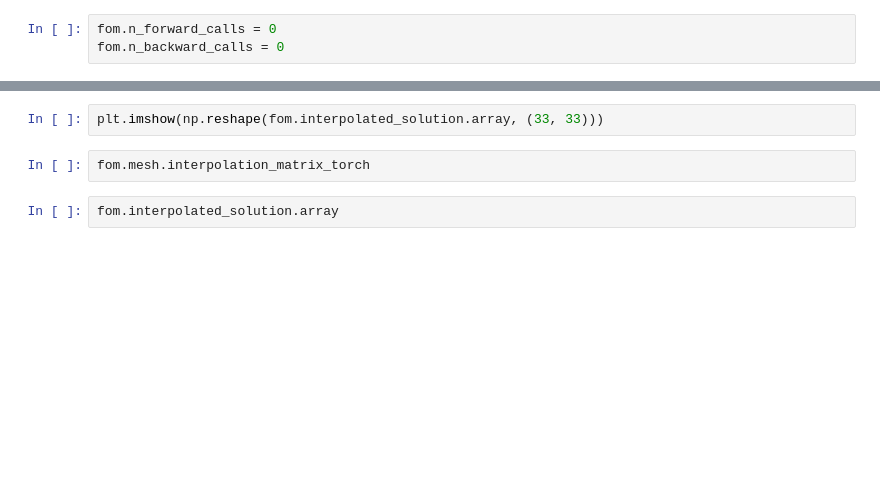
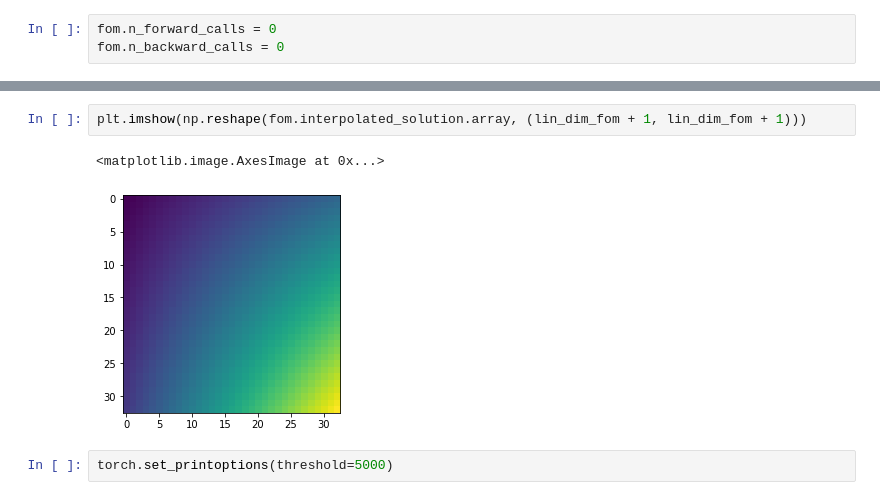
Before and after one commit to congriUQ/rom_inverse_python, a Jupyter notebook: rom_inverse_playground.ipynb, the cells around one changed output, grey strips where cells are left out. Drawn from its saved outputs; the diff is of its cells as text; blank space fills up the shorter version.

```diff
--- a/rom_inverse_playground.ipynb
+++ b/rom_inverse_playground.ipynb
@@ -215,6 +214,7 @@ ValueError: cannot reshape array of size 289 into shape (33,33)
 # %%
-plt.imshow(np.reshape(fom.interpolated_solution.array, (33, 33)))
+plt.imshow(np.reshape(fom.interpolated_solution.array, (lin_dim_fom + 1, lin_dim_fom + 1)))
+# %% [output]
+<matplotlib.image.AxesImage at 0x...>
+[figure, added]
-# %%
-fom.mesh.interpolation_matrix_torch
-# %%
-fom.interpolated_solution.array
+# %%
+torch.set_printoptions(threshold=5000)
```
Also changed, not shown: parts of 15 cells of this notebook, 2 other files.
